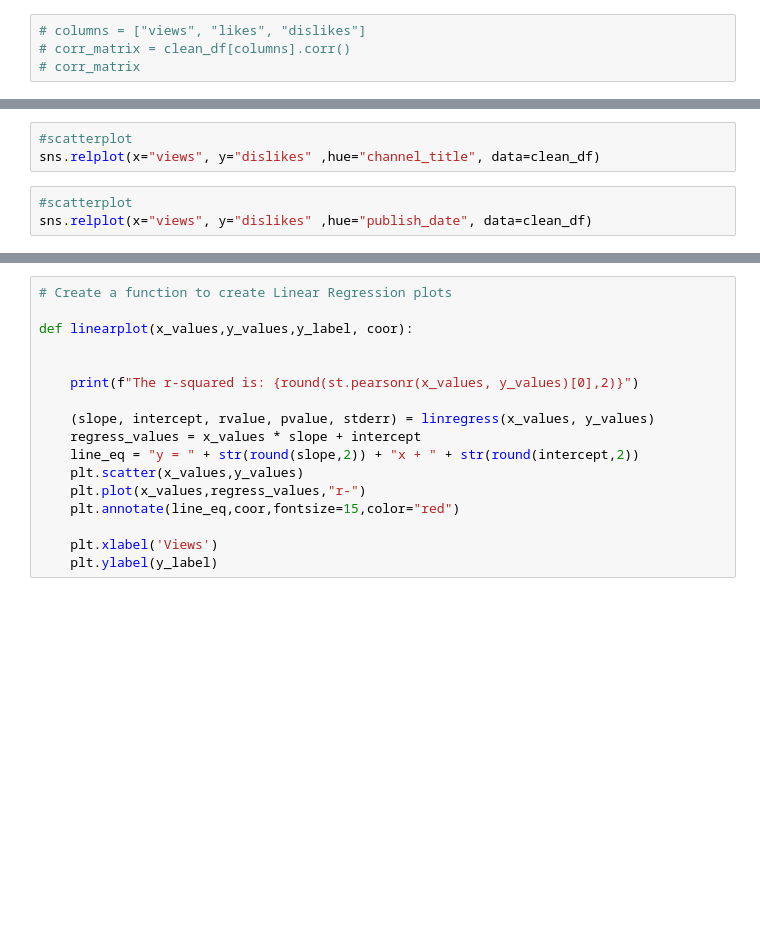
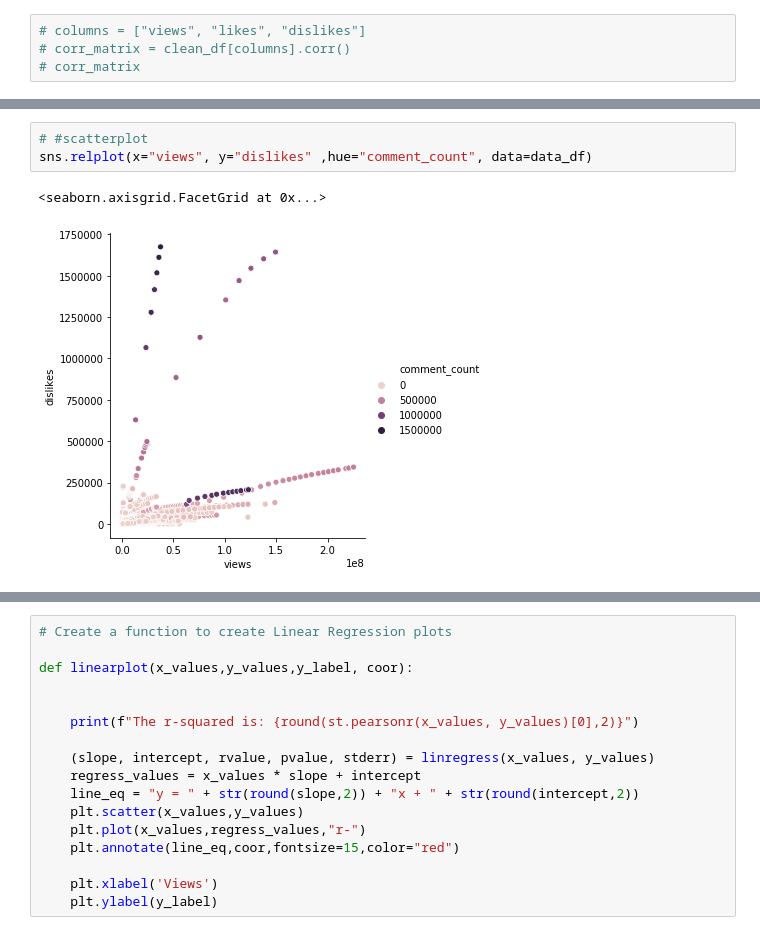
Before and after one commit to paholland/Project_YoutubeVideoStatistics, a Jupyter notebook: Polina/mypart2.ipynb, the cells around one changed output, grey strips where cells are left out. Cells and saved outputs as stored; diff of their text form; blank space fills up the shorter version.

```diff
--- a/Polina/mypart2.ipynb
+++ b/Polina/mypart2.ipynb
@@ -100,9 +340,9 @@ sns.relplot(x="views", y="likes", hue="dislikes", data=clean_df)
 # %%
-#scatterplot
-sns.relplot(x="views", y="dislikes" ,hue="channel_title", data=clean_df)
+# #scatterplot
+sns.relplot(x="views", y="dislikes" ,hue="comment_count", data=data_df)
+# %% [output]
+<seaborn.axisgrid.FacetGrid at 0x...>
+[figure, added]
-# %%
-#scatterplot
-sns.relplot(x="views", y="dislikes" ,hue="publish_date", data=clean_df)
 # %%
 #histogram for ranges
 
```
Also changed, not shown: parts of 46 cells of this notebook, 2 other files.
